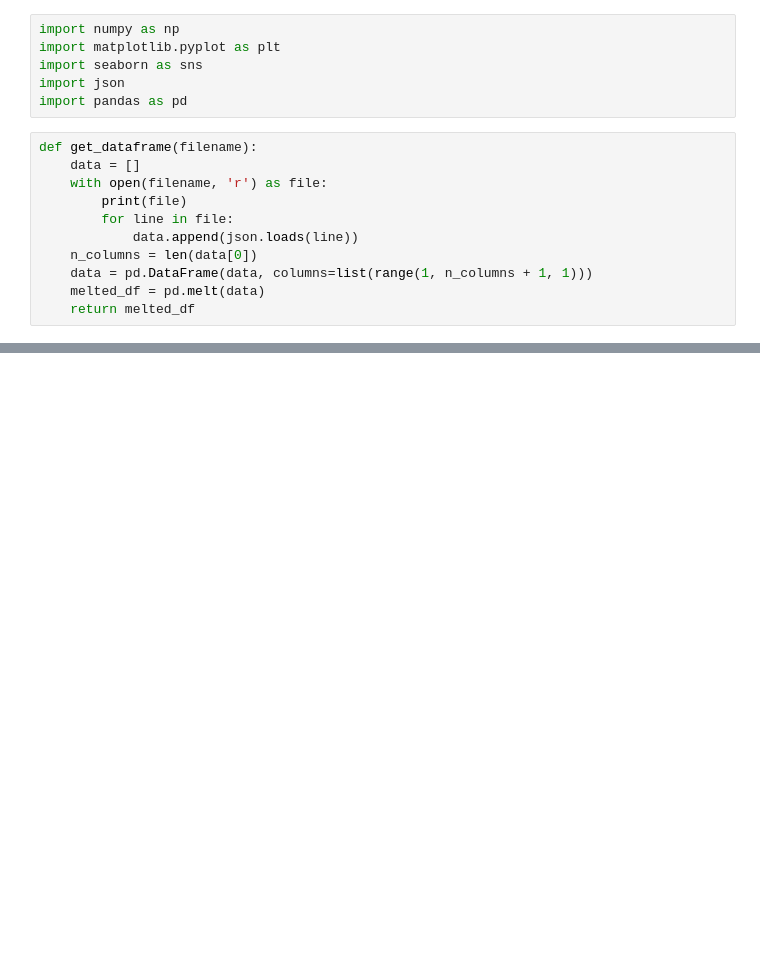
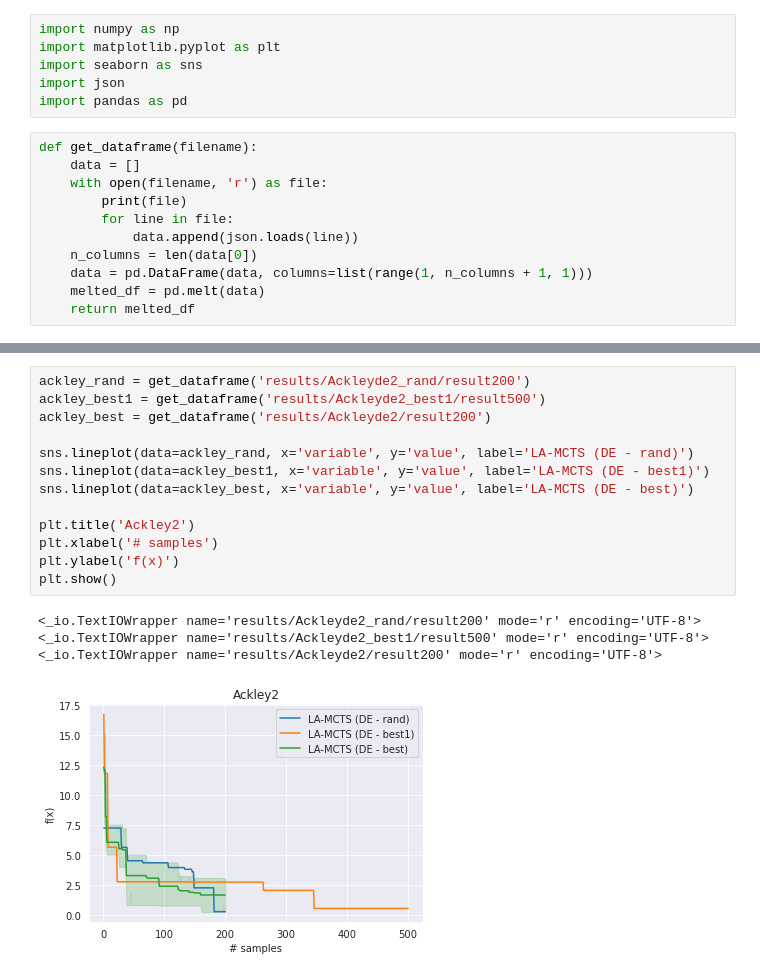
Before and after one commit to Marina-DU/LaMCTS, a Jupyter notebook: LA-MCTS/compare_solvers.ipynb, the cells around one changed output, grey strips where cells are left out. Cells and saved outputs as stored; diff of their text form; blank space fills up the shorter version.

Commit message:
Implement DE/best/1

```diff
--- a/LA-MCTS/compare_solvers.ipynb
+++ b/LA-MCTS/compare_solvers.ipynb
@@ -71,0 +108,18 @@ plt.show();
+# %%
+ackley_rand = get_dataframe('results/Ackleyde2_rand/result200')
+ackley_best1 = get_dataframe('results/Ackleyde2_best1/result500')
+ackley_best = get_dataframe('results/Ackleyde2/result200')
+
+sns.lineplot(data=ackley_rand, x='variable', y='value', label='LA-MCTS (DE - rand)')
+sns.lineplot(data=ackley_best1, x='variable', y='value', label='LA-MCTS (DE - best1)')
+sns.lineplot(data=ackley_best, x='variable', y='value', label='LA-MCTS (DE - best)')
+
+plt.title('Ackley2')
+plt.xlabel('# samples')
+plt.ylabel('f(x)')
+plt.show()
+# %% [output]
+<_io.TextIOWrapper name='results/Ackleyde2_rand/result200' mode='r' encoding='UTF-8'>
+<_io.TextIOWrapper name='results/Ackleyde2_best1/result500' mode='r' encoding='UTF-8'>
+<_io.TextIOWrapper name='results/Ackleyde2/result200' mode='r' encoding='UTF-8'>
+[figure, added]
```
Also changed, not shown: parts of 7 cells of this notebook, 5 other files.
